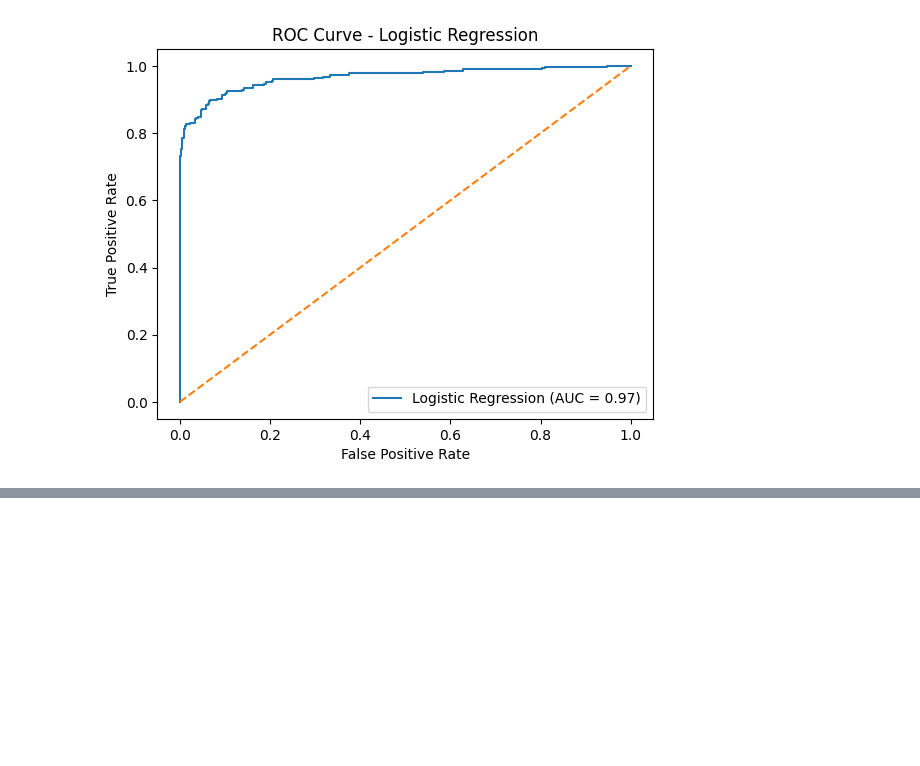
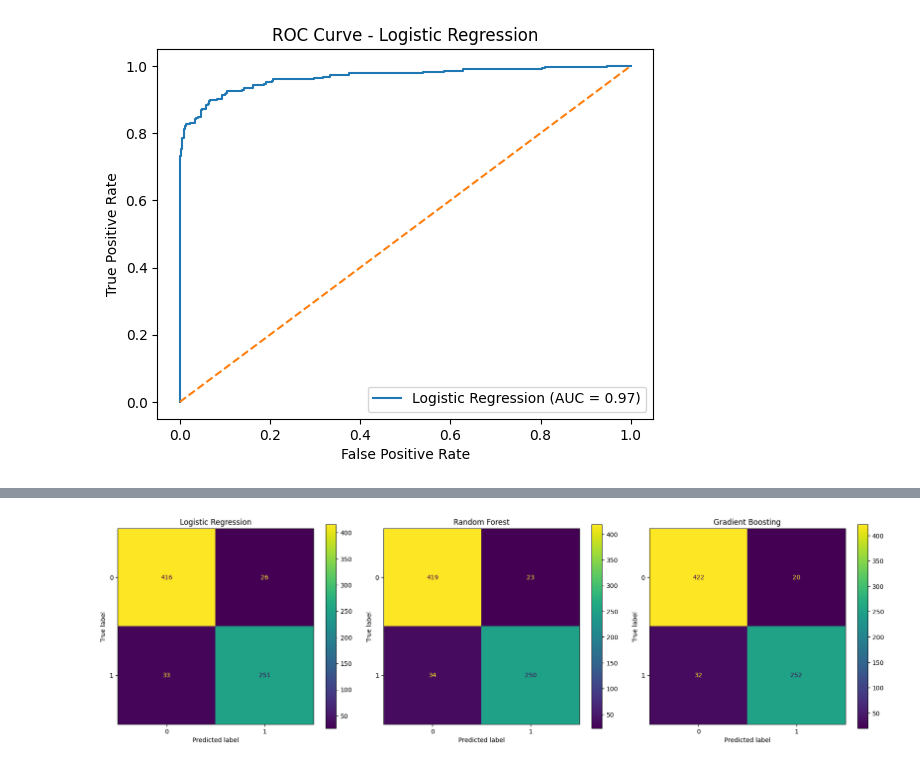
Before and after one commit to islambusra010/final-dissertation-project, a Jupyter notebook: final_porject_dissertation.ipynb, the cells around one changed output, grey strips where cells are left out. Saved outputs shown, nothing was run; the diff lists cells and outputs as text; code cells hidden in the pictures; blank space fills up the shorter version.

```diff
--- a/final_porject_dissertation.ipynb
+++ b/final_porject_dissertation.ipynb
@@ -352,0 +495,39 @@ ROC-AUC Score: 0.9658562233127271
+# %%
+import matplotlib.pyplot as plt
+from sklearn.metrics import confusion_matrix, ConfusionMatrixDisplay
+
+# Create figure with 3 subplots
+fig, axes = plt.subplots(1, 3, figsize=(18, 5))
+
+# -----------------------------
+# Logistic Regression
+# -----------------------------
+cm_log = confusion_matrix(y_test, y_pred)
+
+disp1 = ConfusionMatrixDisplay(confusion_matrix=cm_log)
+disp1.plot(ax=axes[0])
+axes[0].set_title("Logistic Regression")
+
+# -----------------------------
+# Random Forest
+# -----------------------------
+cm_rf = confusion_matrix(y_test, y_pred_rf)
+
+disp2 = ConfusionMatrixDisplay(confusion_matrix=cm_rf)
+disp2.plot(ax=axes[1])
+axes[1].set_title("Random Forest")
+
+# -----------------------------
+# Gradient Boosting
+# -----------------------------
+cm_gb = confusion_matrix(y_test, y_pred_gb)
+
+disp3 = ConfusionMatrixDisplay(confusion_matrix=cm_gb)
+disp3.plot(ax=axes[2])
+axes[2].set_title("Gradient Boosting")
+
+# Show all plots
+plt.tight_layout()
+plt.show()
+# %% [output]
+[figure, added]
```
Also changed, not shown: parts of 8 cells of this notebook.
